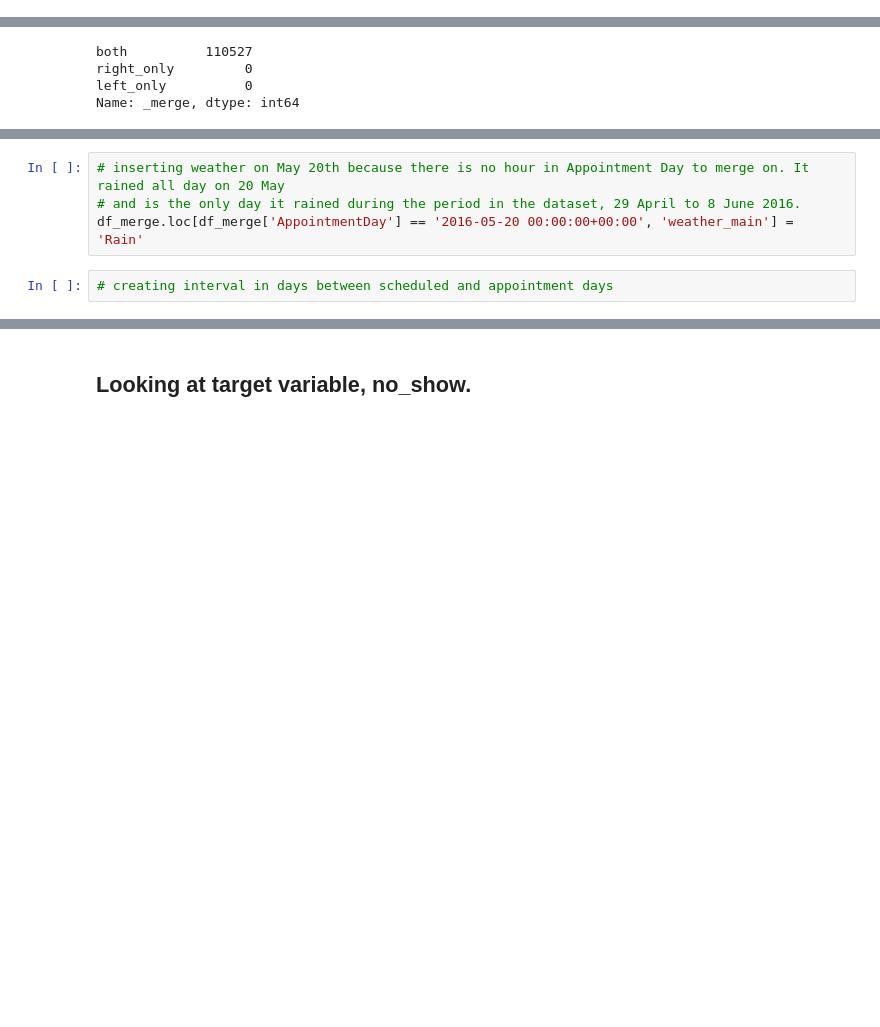
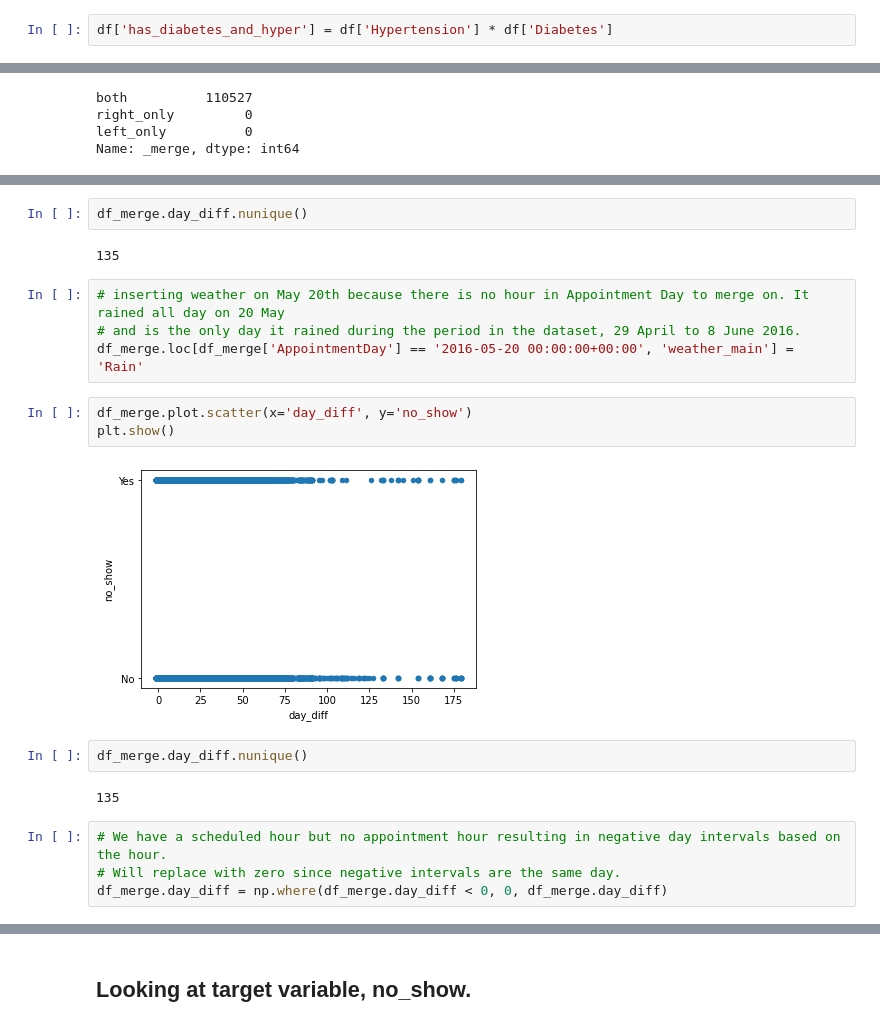
Before and after one commit to mgalaviz1/my_work, a Jupyter notebook: capstone2/predicting_no_shows.ipynb, the cells around one changed output, grey strips where cells are left out. Cells and saved outputs as stored; diff of their text form; blank space fills up the shorter version.

```diff
--- a/capstone2/predicting_no_shows.ipynb
+++ b/capstone2/predicting_no_shows.ipynb
@@ -415,0 +384,2 @@ df.head()
+# %%
+df['has_diabetes_and_hyper'] = df['Hypertension'] * df['Diabetes']
@@ -464,6 +491,21 @@ Name: weather_main, dtype: int64
+# %%
+df_merge.day_diff.nunique()
+# %% [output]
+135
 # %%
 # inserting weather on May 20th because there is no hour in Appointment Day to merge on. It rained all day on 20 May
 # and is the only day it rained during the period in the dataset, 29 April to 8 June 2016.
 df_merge.loc[df_merge['AppointmentDay'] == '2016-05-20 00:00:00+00:00', 'weather_main'] = 'Rain'
-# %%
-# creating interval in days between scheduled and appointment days
+# %%
+df_merge.plot.scatter(x='day_diff', y='no_show')
+plt.show()
+# %% [output]
+[figure, added]
+# %%
+df_merge.day_diff.nunique()
+# %% [output]
+135
+# %%
+# We have a scheduled hour but no appointment hour resulting in negative day intervals based on the hour.
+# Will replace with zero since negative intervals are the same day.
+df_merge.day_diff = np.where(df_merge.day_diff < 0, 0, df_merge.day_diff)
```
Also changed, not shown: parts of 64 cells of this notebook, 3 other files.
